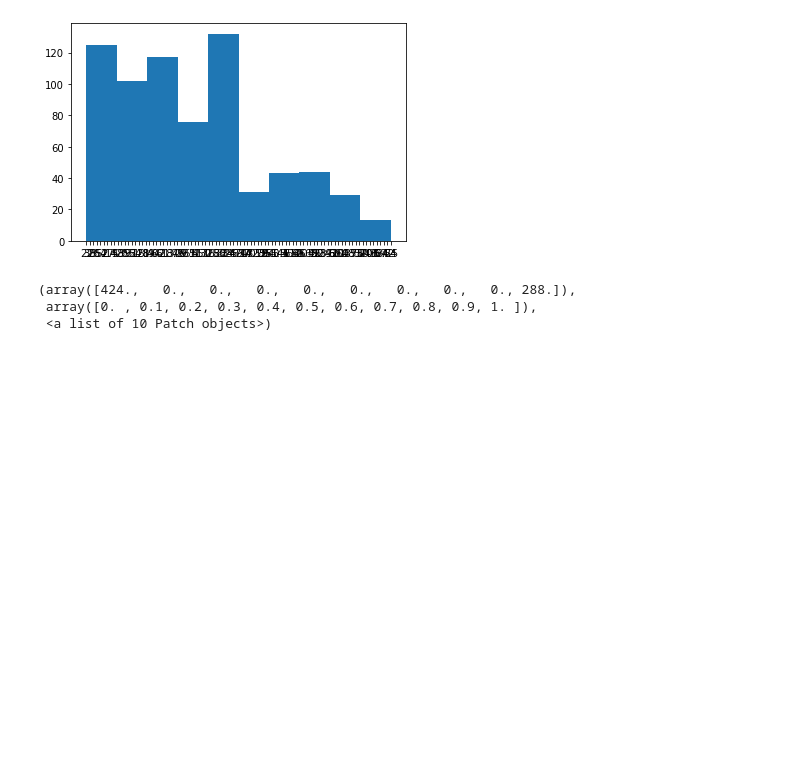
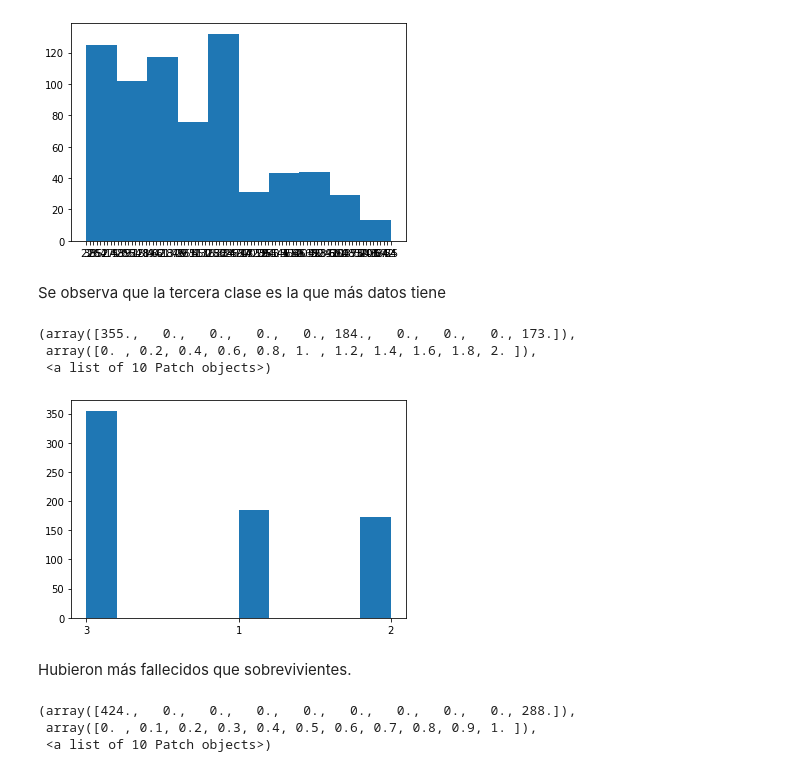
Before and after one commit to 1dgog/TC3006C_portafolio_m2, a Jupyter notebook: titanic.ipynb, the cells around one changed output. Drawn from its saved outputs; the diff is of its cells as text; code cells hidden in the pictures; blank space fills up the shorter version.

```diff
--- a/titanic.ipynb
+++ b/titanic.ipynb
@@ -30,18 +30,15 @@ import sklearn.linear_model as sk_lm
 # %% [markdown]
 Se importan los datasets
 # %%
-columns = ["PassengerId","Survived","Pclass","Name","Sex","Age","SibSp","Parch","Ticket","Fare","Cabin","Embarked"]
-df_train = pd.read_csv('train.csv',names = columns)
+df_train = pd.read_csv('train.csv', names = ["PassengerId","Survived","Pclass","Name","Sex","Age","SibSp","Parch","Ticket","Fare","Cabin","Embarked"])
 df_train = df_train.iloc[1: , :]
 df_train.head
 df_train.shape
-columns = ["PassengerId","Survived"]
-df_gender = pd.read_csv('gender_submission.csv',names = columns)
+df_gender = pd.read_csv('gender_submission.csv',names = ["PassengerId","Survived"])
 df_gender = df_gender.iloc[1: , :]
 df_gender.head
 df_gender.shape
-columns = ["PassengerId","Pclass","Name","Sex","Age","SibSp","Parch","Ticket","Fare","Cabin","Embarked"]
-df_test = pd.read_csv('test.csv',names = columns)
+df_test = pd.read_csv('test.csv',names = ["PassengerId","Pclass","Name","Sex","Age","SibSp","Parch","Ticket","Fare","Cabin","Embarked"])
 df_test = df_test.iloc[1: , :]
 df_test.head
 df_test.shape
@@ -91,6 +90,17 @@ plt.hist(df_train["Age"])
  array([ 0. ,  8.7, 17.4, 26.1, 34.8, 43.5, 52.2, 60.9, 69.6, 78.3, 87. ]),
  <a list of 10 Patch objects>)
 [figure]
+# %% [markdown]
+Se observa que la tercera clase es la que más datos tiene
+# %%
+plt.hist(df_train["Pclass"])
+# %% [output]
+(array([355.,   0.,   0.,   0.,   0., 184.,   0.,   0.,   0., 173.]),
+ array([0. , 0.2, 0.4, 0.6, 0.8, 1. , 1.2, 1.4, 1.6, 1.8, 2. ]),
+ <a list of 10 Patch objects>)
+[figure, added]
+# %% [markdown]
+Hubieron más fallecidos que sobrevivientes.
 # %%
 plt.hist(df_train["Survived"])
 # %% [output]
```
Also changed, not shown: parts of 9 cells of this notebook.
